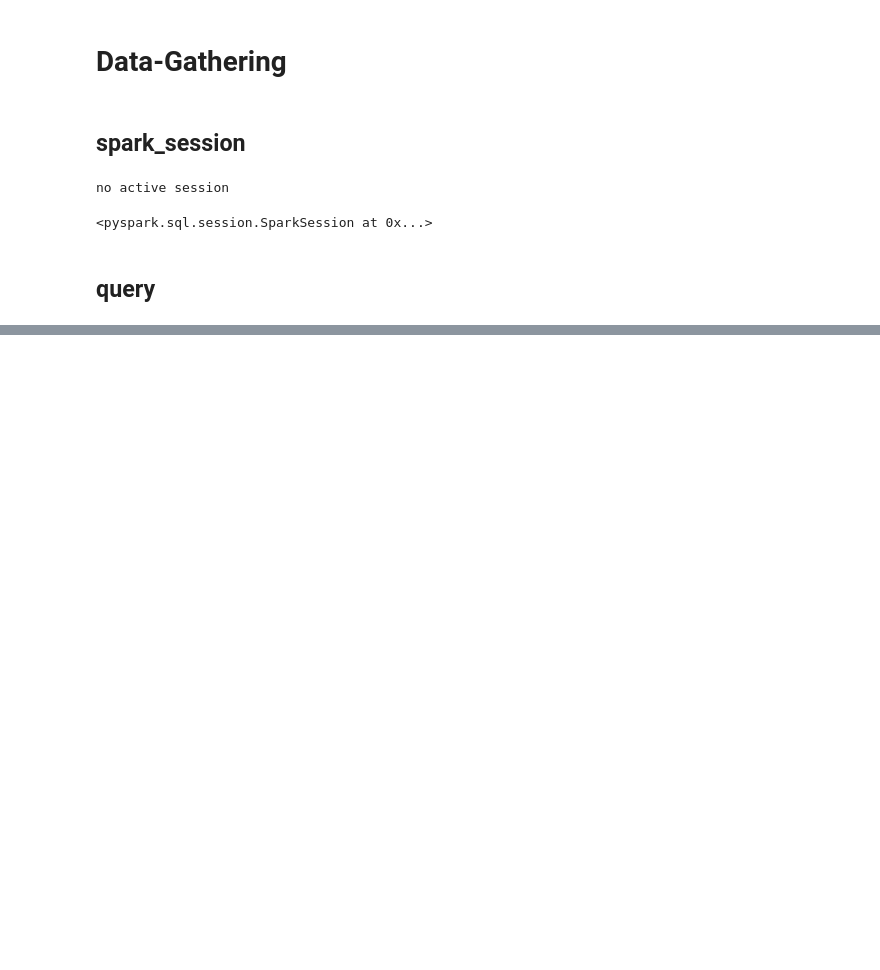
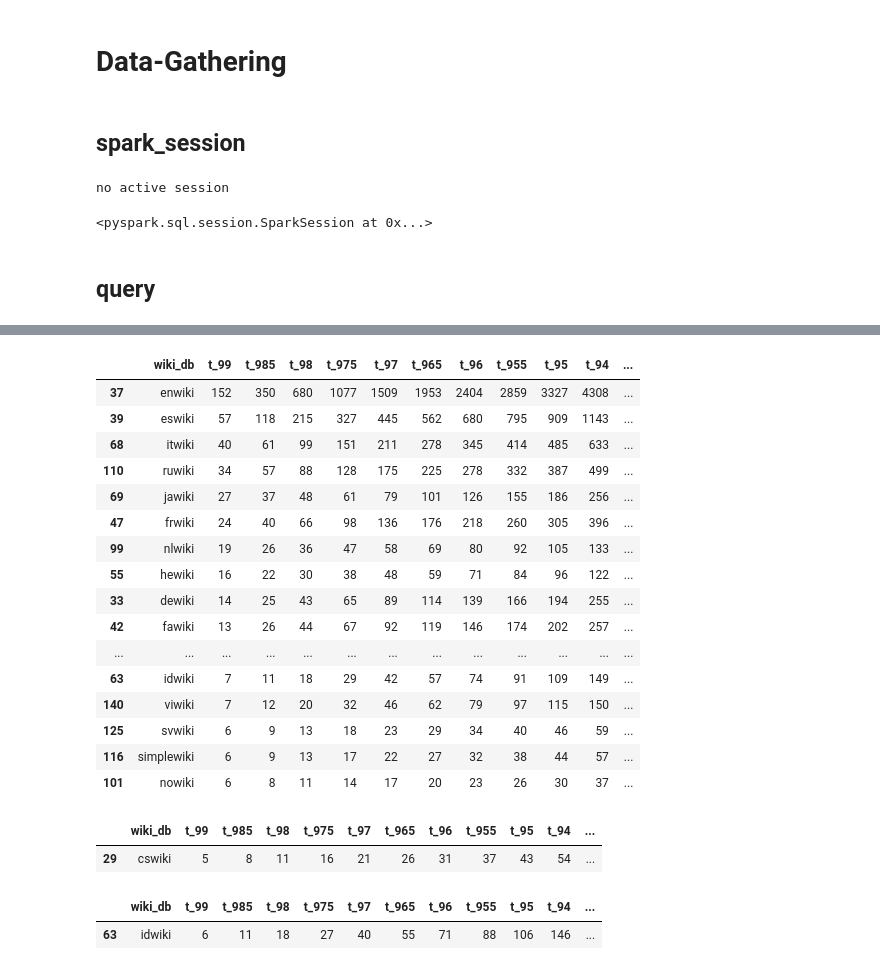
Before and after one commit to wikimedia-research/mod-tools-FY24, a Jupyter notebook: [T351057] automod_revert_activity/automod_revert_activity.ipynb, the cells around one changed output, grey strips where cells are left out. Drawn from its saved outputs; the diff is of its cells as text; code cells hidden in the pictures; blank space fills up the shorter version.

```diff
--- a/[T351057] automod_revert_activity/automod_revert_activity.ipynb
+++ b/[T351057] automod_revert_activity/automod_revert_activity.ipynb
@@ -184,0 +219,30 @@ result.sort_values('t_99', ascending=False).to_csv('revert_risk_reverts.tsv', se
+# %%
+result.sort_values('t_99', ascending=False).head(20)
+# %% [output]
+|  | wiki_db | t_99 | t_985 | t_98 | t_975 | t_97 | t_965 | t_96 | t_955 | t_95 | t_94 | ... |
+| 37 | enwiki | 152 | 350 | 680 | 1077 | 1509 | 1953 | 2404 | 2859 | 3327 | 4308 | ... |
+| 39 | eswiki | 57 | 118 | 215 | 327 | 445 | 562 | 680 | 795 | 909 | 1143 | ... |
+| 68 | itwiki | 40 | 61 | 99 | 151 | 211 | 278 | 345 | 414 | 485 | 633 | ... |
+| 110 | ruwiki | 34 | 57 | 88 | 128 | 175 | 225 | 278 | 332 | 387 | 499 | ... |
+| 69 | jawiki | 27 | 37 | 48 | 61 | 79 | 101 | 126 | 155 | 186 | 256 | ... |
+| 47 | frwiki | 24 | 40 | 66 | 98 | 136 | 176 | 218 | 260 | 305 | 396 | ... |
+| 99 | nlwiki | 19 | 26 | 36 | 47 | 58 | 69 | 80 | 92 | 105 | 133 | ... |
+| 55 | hewiki | 16 | 22 | 30 | 38 | 48 | 59 | 71 | 84 | 96 | 122 | ... |
+| 33 | dewiki | 14 | 25 | 43 | 65 | 89 | 114 | 139 | 166 | 194 | 255 | ... |
+| 42 | fawiki | 13 | 26 | 44 | 67 | 92 | 119 | 146 | 174 | 202 | 257 | ... |
+| ... | ... | ... | ... | ... | ... | ... | ... | ... | ... | ... | ... | ... |
+| 63 | idwiki | 7 | 11 | 18 | 29 | 42 | 57 | 74 | 91 | 109 | 149 | ... |
+| 140 | viwiki | 7 | 12 | 20 | 32 | 46 | 62 | 79 | 97 | 115 | 150 | ... |
+| 125 | svwiki | 6 | 9 | 13 | 18 | 23 | 29 | 34 | 40 | 46 | 59 | ... |
+| 116 | simplewiki | 6 | 9 | 13 | 17 | 22 | 27 | 32 | 38 | 44 | 57 | ... |
+| 101 | nowiki | 6 | 8 | 11 | 14 | 17 | 20 | 23 | 26 | 30 | 37 | ... |
+# %%
+result.query("""wiki_db == 'cswiki'""")
+# %% [output]
+|  | wiki_db | t_99 | t_985 | t_98 | t_975 | t_97 | t_965 | t_96 | t_955 | t_95 | t_94 | ... |
+| 29 | cswiki | 5 | 8 | 11 | 16 | 21 | 26 | 31 | 37 | 43 | 54 | ... |
+# %%
+result.query("""wiki_db == 'idwiki'""")
+# %% [output]
+|  | wiki_db | t_99 | t_985 | t_98 | t_975 | t_97 | t_965 | t_96 | t_955 | t_95 | t_94 | ... |
+| 63 | idwiki | 6 | 11 | 18 | 27 | 40 | 55 | 71 | 88 | 106 | 146 | ... |
```
Also changed, not shown: parts of 3 cells of this notebook, 1 other file.
